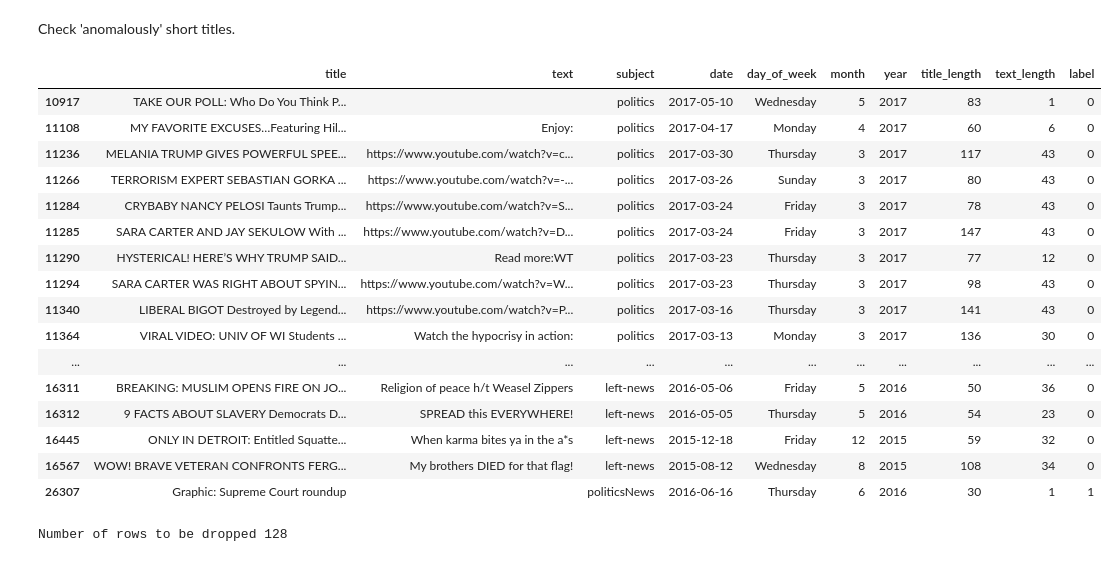
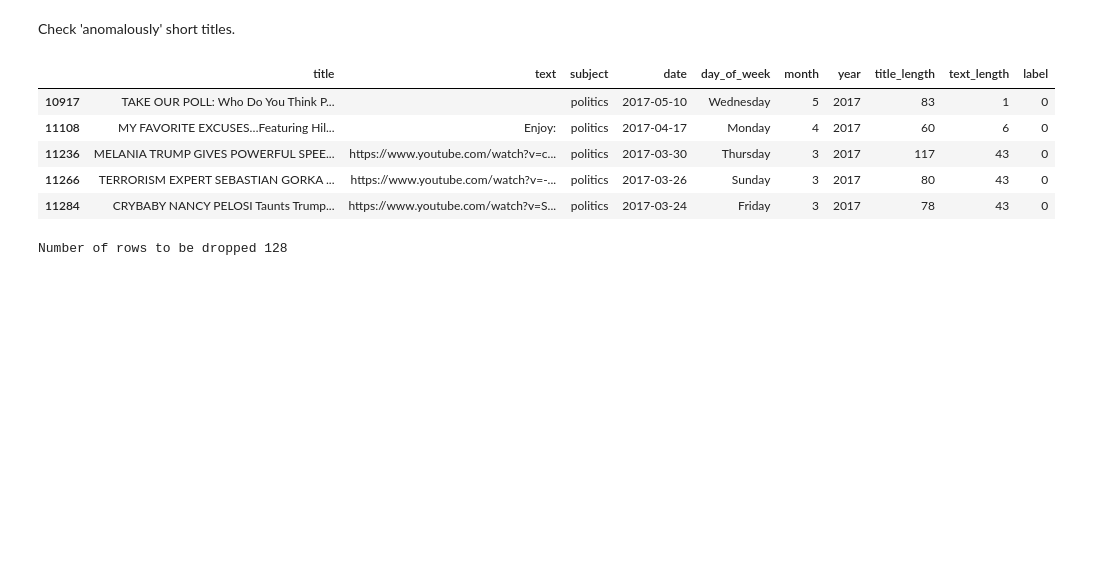
Before and after one commit to ssatti0/Fake-and-Real-News, a Jupyter notebook: Capstone 2_Milestone Report.ipynb, the cells around one changed output. Drawn from its saved outputs; the diff is of its cells as text; code cells hidden in the pictures; blank space fills up the shorter version.

```diff
--- a/Capstone 2_Milestone Report.ipynb
+++ b/Capstone 2_Milestone Report.ipynb
@@ -518,26 +518,15 @@ Check 'anomalously' short titles.
 # %%
 # Check Text_length column with short titles:
 #<= 45 characters:
 
-allnews[allnews['text_length'] <= 45]
+allnews[allnews['text_length'] <= 45].head()
 # %% [output]
 |  | title | text | subject | date | day_of_week | month | year | title_length | text_length | label |
 | 10917 | TAKE OUR POLL: Who Do You Think P... |  | politics | 2017-05-10 | Wednesday | 5 | 2017 | 83 | 1 | 0 |
 | 11108 | MY FAVORITE EXCUSES…Featuring Hil... | Enjoy: | politics | 2017-04-17 | Monday | 4 | 2017 | 60 | 6 | 0 |
 | 11236 | MELANIA TRUMP GIVES POWERFUL SPEE... | https://www.youtube.com/watch?v=c... | politics | 2017-03-30 | Thursday | 3 | 2017 | 117 | 43 | 0 |
 | 11266 | TERRORISM EXPERT SEBASTIAN GORKA ... | https://www.youtube.com/watch?v=-... | politics | 2017-03-26 | Sunday | 3 | 2017 | 80 | 43 | 0 |
 | 11284 | CRYBABY NANCY PELOSI Taunts Trump... | https://www.youtube.com/watch?v=S... | politics | 2017-03-24 | Friday | 3 | 2017 | 78 | 43 | 0 |
-| 11285 | SARA CARTER AND JAY SEKULOW With ... | https://www.youtube.com/watch?v=D... | politics | 2017-03-24 | Friday | 3 | 2017 | 147 | 43 | 0 |
-| 11290 | HYSTERICAL! HERE’S WHY TRUMP SAID... | Read more:WT | politics | 2017-03-23 | Thursday | 3 | 2017 | 77 | 12 | 0 |
-| 11294 | SARA CARTER WAS RIGHT ABOUT SPYIN... | https://www.youtube.com/watch?v=W... | politics | 2017-03-23 | Thursday | 3 | 2017 | 98 | 43 | 0 |
-| 11340 | LIBERAL BIGOT Destroyed by Legend... | https://www.youtube.com/watch?v=P... | politics | 2017-03-16 | Thursday | 3 | 2017 | 141 | 43 | 0 |
-| 11364 | VIRAL VIDEO: UNIV OF WI Students ... | Watch the hypocrisy in action: | politics | 2017-03-13 | Monday | 3 | 2017 | 136 | 30 | 0 |
-| ... | ... | ... | ... | ... | ... | ... | ... | ... | ... | ... |
-| 16311 | BREAKING: MUSLIM OPENS FIRE ON JO... | Religion of peace h/t Weasel Zippers | left-news | 2016-05-06 | Friday | 5 | 2016 | 50 | 36 | 0 |
-| 16312 | 9 FACTS ABOUT SLAVERY Democrats D... | SPREAD this EVERYWHERE! | left-news | 2016-05-05 | Thursday | 5 | 2016 | 54 | 23 | 0 |
-| 16445 | ONLY IN DETROIT: Entitled Squatte... | When karma bites ya in the a*s | left-news | 2015-12-18 | Friday | 12 | 2015 | 59 | 32 | 0 |
-| 16567 | WOW! BRAVE VETERAN CONFRONTS FERG... | My brothers DIED for that flag! | left-news | 2015-08-12 | Wednesday | 8 | 2015 | 108 | 34 | 0 |
-| 26307 | Graphic: Supreme Court roundup |  | politicsNews | 2016-06-16 | Thursday | 6 | 2016 | 30 | 1 | 1 |
 # %%
 # Drop rows with title_lengths less than n characters
 n=45
```
